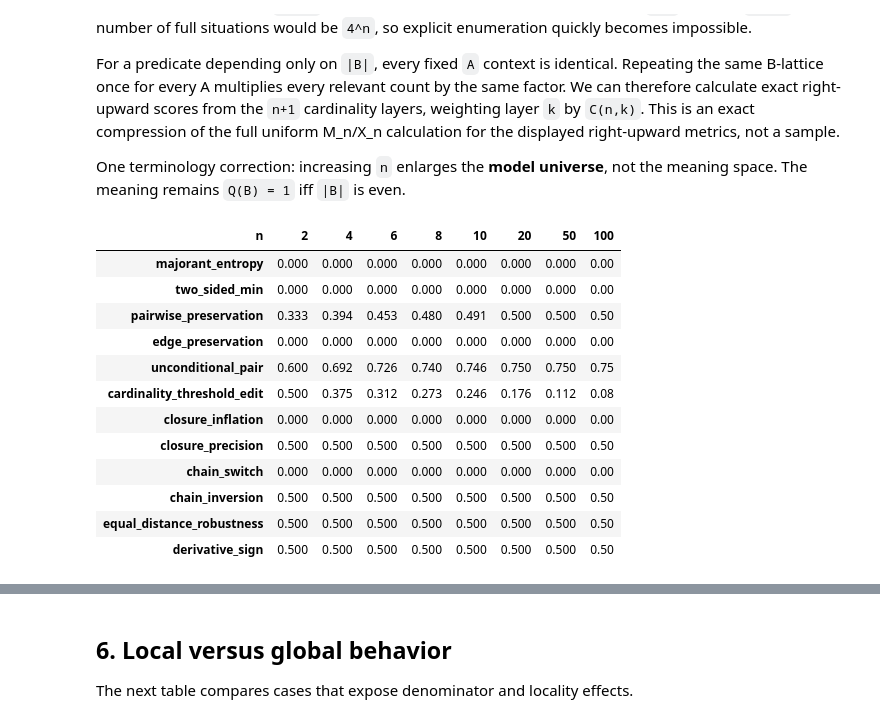
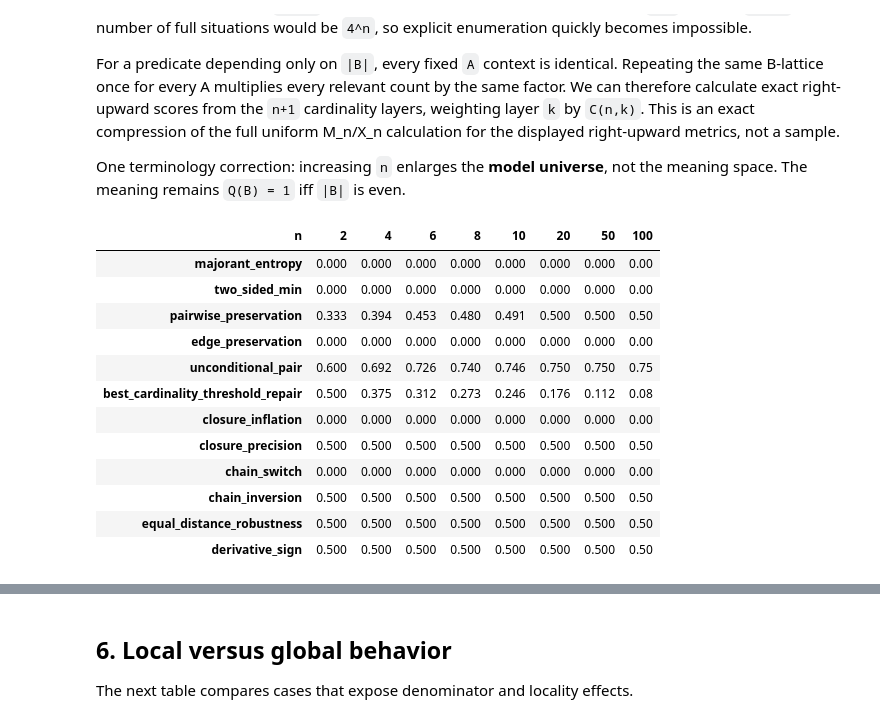
Before and after one commit to CLMBRs/ultk, a Jupyter notebook: src/examples/learn_quant/notebooks/alternative_monotonicity_metrics_benchmark.ipynb, the cells around one changed output, grey strips where cells are left out. Saved outputs shown, nothing was run; the diff lists cells and outputs as text; code cells hidden in the pictures.

```diff
--- a/src/examples/learn_quant/notebooks/alternative_monotonicity_metrics_benchmark.ipynb
+++ b/src/examples/learn_quant/notebooks/alternative_monotonicity_metrics_benchmark.ipynb
@@ -313,35 +399,35 @@ sizes = list(range(2, 101))
 parity_rows = []
 for n in sizes:
     scores = alt_metrics.cardinality_lattice_scores(
         [cardinality % 2 == 0 for cardinality in range(n + 1)]
     )
     parity_rows.append({"n": n, **scores})
 parity_scaling = pd.DataFrame(parity_rows).set_index("n")
 
 display_sizes = [2, 4, 6, 8, 10, 20, 50, 100]
 parity_columns = [
     "majorant_entropy",
     "two_sided_min",
     "pairwise_preservation",
     "edge_preservation",
     "unconditional_pair",
-    "cardinality_threshold_edit",
+    "best_cardinality_threshold_repair",
     "closure_inflation",
     "closure_precision",
     "chain_switch",
     "chain_inversion",
     "equal_distance_robustness",
     "derivative_sign",
 ]
 parity_scaling.loc[display_sizes, parity_columns].T.round(3)
 # %% [output]
 | n | 2 | 4 | 6 | 8 | 10 | 20 | 50 | 100 |
 | majorant_entropy | 0.000 | 0.000 | 0.000 | 0.000 | 0.000 | 0.000 | 0.000 | 0.00 |
 | two_sided_min | 0.000 | 0.000 | 0.000 | 0.000 | 0.000 | 0.000 | 0.000 | 0.00 |
 | pairwise_preservation | 0.333 | 0.394 | 0.453 | 0.480 | 0.491 | 0.500 | 0.500 | 0.50 |
 | edge_preservation | 0.000 | 0.000 | 0.000 | 0.000 | 0.000 | 0.000 | 0.000 | 0.00 |
 | unconditional_pair | 0.600 | 0.692 | 0.726 | 0.740 | 0.746 | 0.750 | 0.750 | 0.75 |
-| cardinality_threshold_edit | 0.500 | 0.375 | 0.312 | 0.273 | 0.246 | 0.176 | 0.112 | 0.08 |
+| best_cardinality_threshold_repair | 0.500 | 0.375 | 0.312 | 0.273 | 0.246 | 0.176 | 0.112 | 0.08 |
 | closure_inflation | 0.000 | 0.000 | 0.000 | 0.000 | 0.000 | 0.000 | 0.000 | 0.00 |
 | closure_precision | 0.500 | 0.500 | 0.500 | 0.500 | 0.500 | 0.500 | 0.500 | 0.50 |
 | chain_switch | 0.000 | 0.000 | 0.000 | 0.000 | 0.000 | 0.000 | 0.000 | 0.00 |
```
Also changed, not shown: parts of 13 cells of this notebook, 3 other files.
